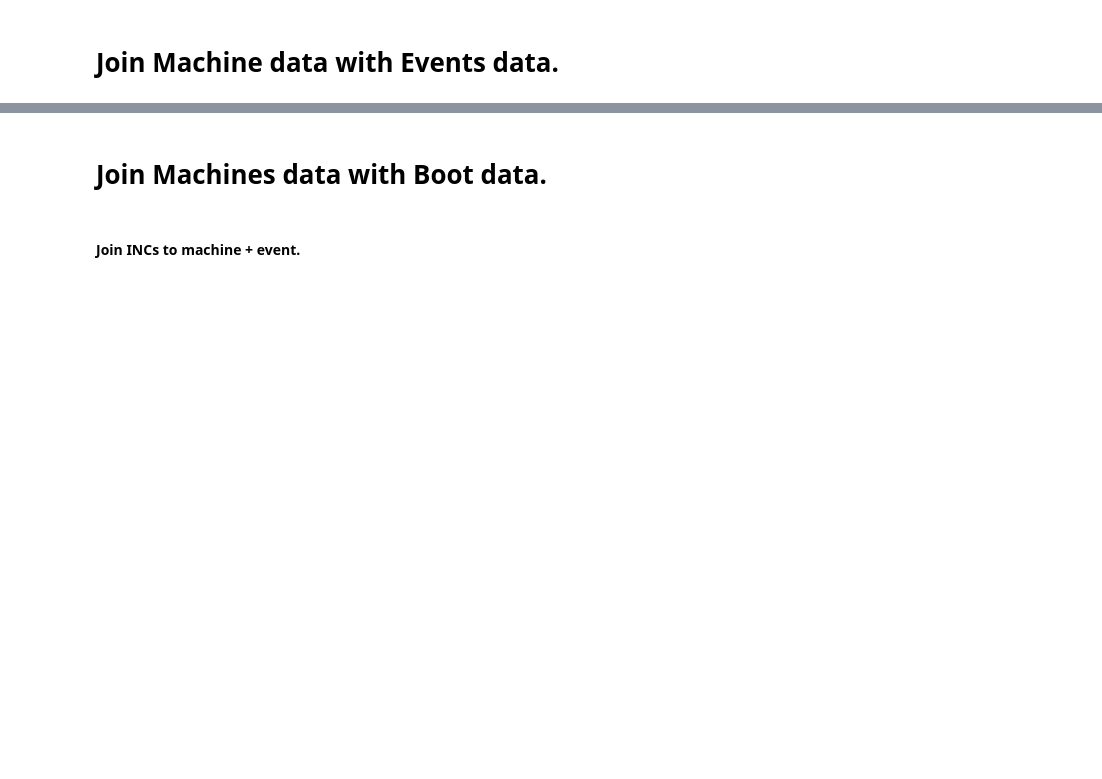
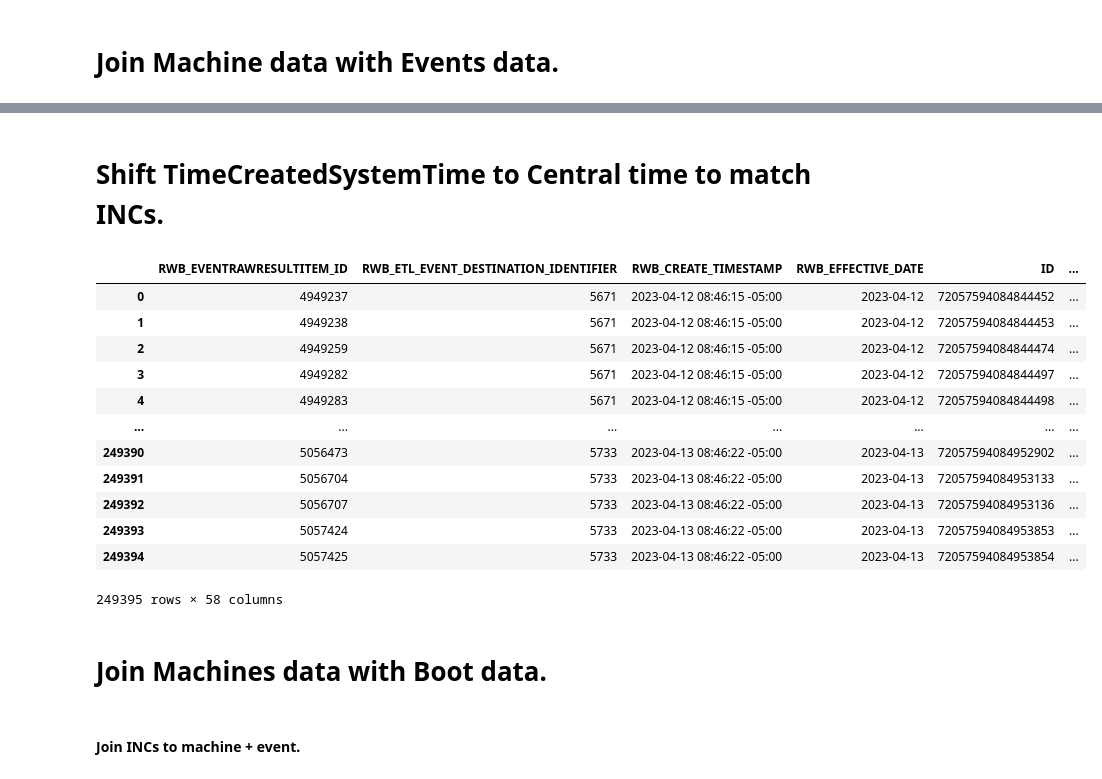
Before and after one commit to redgerly-umich/capstone_ff, a Jupyter notebook: DataCleaning/combine_4_error_types.ipynb, the cells around one changed output, grey strips where cells are left out. Drawn from its saved outputs; the diff is of its cells as text; code cells hidden in the pictures; blank space fills up the shorter version.

```diff
--- a/DataCleaning/combine_4_error_types.ipynb
+++ b/DataCleaning/combine_4_error_types.ipynb
@@ -164,0 +267,3 @@ machines_events.sort_values(by=['error_type'])['error_type'].hist()
+# %% [markdown]
+
+# Shift TimeCreatedSystemTime to Central time to match INCs.
@@ -164,0 +276,16 @@ machines_events.sort_values(by=['error_type'])['error_type'].hist()
+# %%
+machines_events
+# %% [output]
+|  | RWB_EVENTRAWRESULTITEM_ID | RWB_ETL_EVENT_DESTINATION_IDENTIFIER | RWB_CREATE_TIMESTAMP | RWB_EFFECTIVE_DATE | ID | ... |
+| 0 | 4949237 | 5671 | 2023-04-12 08:46:15 -05:00 | 2023-04-12 | 72057594084844452 | ... |
+| 1 | 4949238 | 5671 | 2023-04-12 08:46:15 -05:00 | 2023-04-12 | 72057594084844453 | ... |
+| 2 | 4949259 | 5671 | 2023-04-12 08:46:15 -05:00 | 2023-04-12 | 72057594084844474 | ... |
+| 3 | 4949282 | 5671 | 2023-04-12 08:46:15 -05:00 | 2023-04-12 | 72057594084844497 | ... |
+| 4 | 4949283 | 5671 | 2023-04-12 08:46:15 -05:00 | 2023-04-12 | 72057594084844498 | ... |
+| ... | ... | ... | ... | ... | ... | ... |
+| 249390 | 5056473 | 5733 | 2023-04-13 08:46:22 -05:00 | 2023-04-13 | 72057594084952902 | ... |
+| 249391 | 5056704 | 5733 | 2023-04-13 08:46:22 -05:00 | 2023-04-13 | 72057594084953133 | ... |
+| 249392 | 5056707 | 5733 | 2023-04-13 08:46:22 -05:00 | 2023-04-13 | 72057594084953136 | ... |
+| 249393 | 5057424 | 5733 | 2023-04-13 08:46:22 -05:00 | 2023-04-13 | 72057594084953853 | ... |
+| 249394 | 5057425 | 5733 | 2023-04-13 08:46:22 -05:00 | 2023-04-13 | 72057594084953854 | ... |
+249395 rows × 58 columns
```
Also changed, not shown: parts of 20 cells of this notebook.
